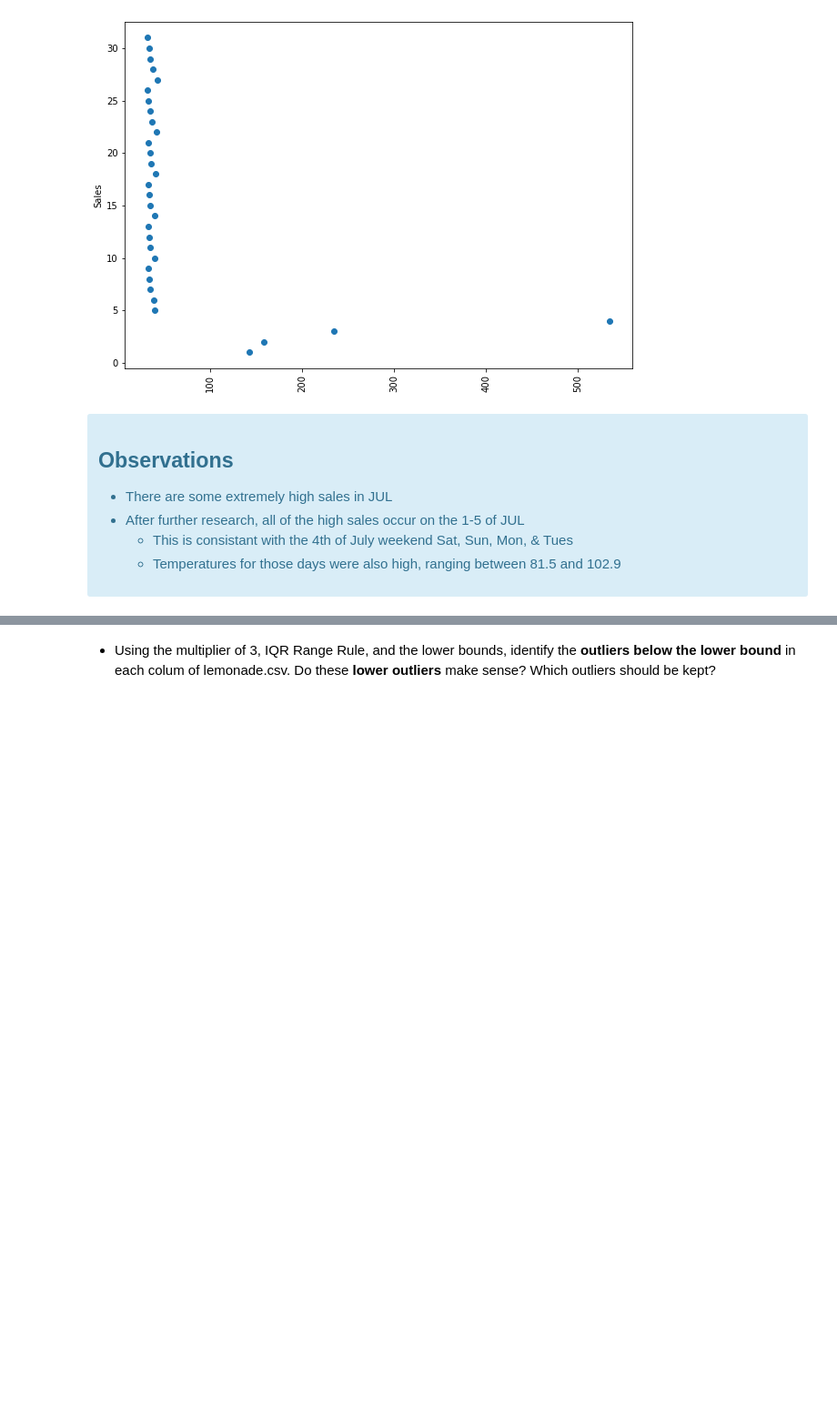
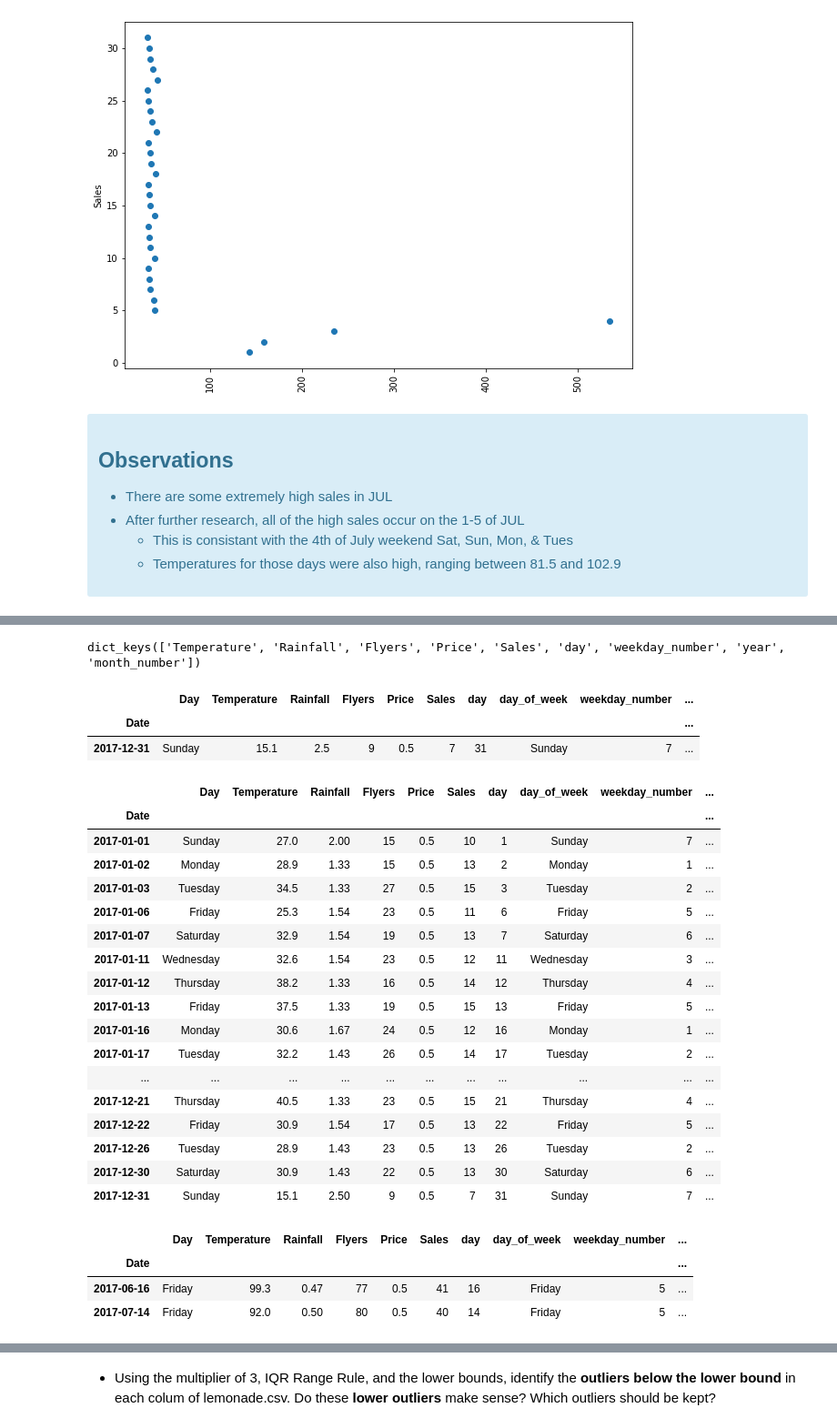
Before and after one commit to QMCBT-JustinEvans/anomaly-detection-exercises, a Jupyter notebook: continuous_probabilistic_methods.ipynb, the cells around one changed output, grey strips where cells are left out. Shown at 91% size. Cells and saved outputs as stored; diff of their text form; code cells hidden in the pictures; blank space fills up the shorter version.

```diff
--- a/continuous_probabilistic_methods.ipynb
+++ b/continuous_probabilistic_methods.ipynb
@@ -368,0 +418,3 @@ plt.show()
+# %%
+# assign and run the custom function to set and return upper and lower bounds then loop and print for all numeric columns
+outliers = get_outliers(df)
@@ -368,0 +439,42 @@ plt.show()
+# %%
+# Display keys for outliers
+outliers.keys()
+# %% [output]
+dict_keys(['Temperature', 'Rainfall', 'Flyers', 'Price', 'Sales', 'day', 'weekday_number', 'year', 'month_number'])
+# %%
+# Show outliers for a given column as a DataFrame
+outliers['Temperature']['df']
+# %% [output]
+|  | Day | Temperature | Rainfall | Flyers | Price | Sales | day | day_of_week | weekday_number | ... |
+| Date |  |  |  |  |  |  |  |  |  | ... |
+| 2017-12-31 | Sunday | 15.1 | 2.5 | 9 | 0.5 | 7 | 31 | Sunday | 7 | ... |
+# %%
+# Show outliers for a given column as a DataFrame
+outliers['Rainfall']['df']
+# %% [output]
+|  | Day | Temperature | Rainfall | Flyers | Price | Sales | day | day_of_week | weekday_number | ... |
+| Date |  |  |  |  |  |  |  |  |  | ... |
+| 2017-01-01 | Sunday | 27.0 | 2.00 | 15 | 0.5 | 10 | 1 | Sunday | 7 | ... |
+| 2017-01-02 | Monday | 28.9 | 1.33 | 15 | 0.5 | 13 | 2 | Monday | 1 | ... |
+| 2017-01-03 | Tuesday | 34.5 | 1.33 | 27 | 0.5 | 15 | 3 | Tuesday | 2 | ... |
+| 2017-01-06 | Friday | 25.3 | 1.54 | 23 | 0.5 | 11 | 6 | Friday | 5 | ... |
+| 2017-01-07 | Saturday | 32.9 | 1.54 | 19 | 0.5 | 13 | 7 | Saturday | 6 | ... |
+| 2017-01-11 | Wednesday | 32.6 | 1.54 | 23 | 0.5 | 12 | 11 | Wednesday | 3 | ... |
+| 2017-01-12 | Thursday | 38.2 | 1.33 | 16 | 0.5 | 14 | 12 | Thursday | 4 | ... |
+| 2017-01-13 | Friday | 37.5 | 1.33 | 19 | 0.5 | 15 | 13 | Friday | 5 | ... |
+| 2017-01-16 | Monday | 30.6 | 1.67 | 24 | 0.5 | 12 | 16 | Monday | 1 | ... |
+| 2017-01-17 | Tuesday | 32.2 | 1.43 | 26 | 0.5 | 14 | 17 | Tuesday | 2 | ... |
+| ... | ... | ... | ... | ... | ... | ... | ... | ... | ... | ... |
+| 2017-12-21 | Thursday | 40.5 | 1.33 | 23 | 0.5 | 15 | 21 | Thursday | 4 | ... |
+| 2017-12-22 | Friday | 30.9 | 1.54 | 17 | 0.5 | 13 | 22 | Friday | 5 | ... |
+| 2017-12-26 | Tuesday | 28.9 | 1.43 | 23 | 0.5 | 13 | 26 | Tuesday | 2 | ... |
+| 2017-12-30 | Saturday | 30.9 | 1.43 | 22 | 0.5 | 13 | 30 | Saturday | 6 | ... |
+| 2017-12-31 | Sunday | 15.1 | 2.50 | 9 | 0.5 | 7 | 31 | Sunday | 7 | ... |
+# %%
+# Show outliers for a given column as a DataFrame
+outliers['Flyers']['df']
+# %% [output]
+|  | Day | Temperature | Rainfall | Flyers | Price | Sales | day | day_of_week | weekday_number | ... |
+| Date |  |  |  |  |  |  |  |  |  | ... |
+| 2017-06-16 | Friday | 99.3 | 0.47 | 77 | 0.5 | 41 | 16 | Friday | 5 | ... |
+| 2017-07-14 | Friday | 92.0 | 0.50 | 80 | 0.5 | 40 | 14 | Friday | 5 | ... |
```
Also changed, not shown: parts of 16 cells of this notebook.
